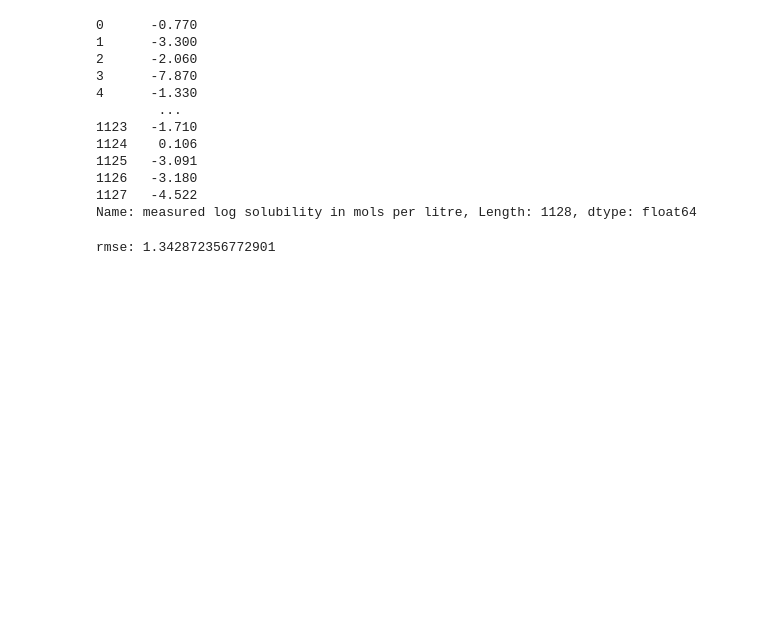
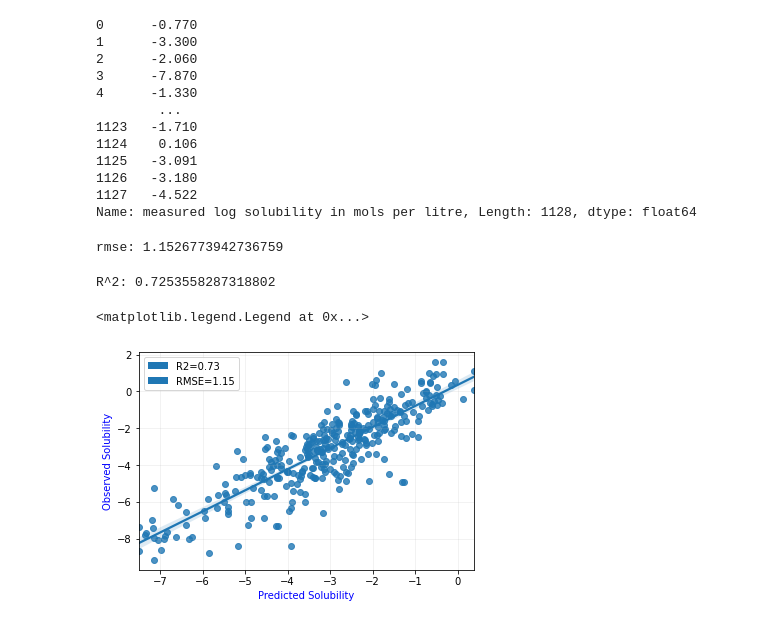
Before and after one commit to gashawmg/Solubility-prediction-using-Machine-Learning, a Jupyter notebook: Solubility prediction using molecular_fingerprints.ipynb, the cells around one changed output. Cells and saved outputs as stored; diff of their text form; code cells hidden in the pictures; blank space fills up the shorter version.

```diff
--- a/Solubility prediction using molecular_fingerprints.ipynb
+++ b/Solubility prediction using molecular_fingerprints.ipynb
@@ -97,13 +99,31 @@ pipe = Pipeline(steps=[
 # %%
 # Model Training and prediction
 pipe.fit(train_morgan_fps,y_train) # training using 70% of the data
-rf_prediction = pipe.predict(test_morgan_fps) # predicting yield for 30% of the data
+rf_prediction_mf = pipe.predict(test_morgan_fps) # predicting yield for 30% of the data
 # %%
 #Model accuracy using root mean square error
-rmse = np.sqrt(mean_squared_error(y_test, rf_prediction))
-print('rmse:', rmse)
+rmse_rf = np.sqrt(mean_squared_error(y_test, rf_prediction_mf))
+print('rmse:', rmse_rf)
 # %% [output]
-rmse: 1.342872356772901
+rmse: 1.1526773942736759
+# %%
+# R^2 (coefficient of determination) regression score function for morgan fp:
+R2_mf =r2_score(y_test, rf_prediction_mf)
+print('R^2:', R2_mf)
+# %% [output]
+R^2: 0.7253558287318802
+# %%
+import matplotlib.patches as mpatches
+sn.regplot(x=rf_prediction_mf, y=y_test)
+plt.xlabel('Predicted Solubility', color='blue')
+plt.ylabel('Observed Solubility', color ='blue')
+plt.grid(alpha=0.2)
+R2_mf = mpatches.Patch(label="R2={:04.2f}".format(R2_mf))
+rmse_rf = mpatches.Patch(label="RMSE={:04.2f}".format(rmse_rf))
+plt.legend(handles=[R2_mf, rmse_rf])
+# %% [output]
+<matplotlib.legend.Legend at 0x...>
+[figure, added]
 # %%
 # Model Training and prediction
 pipe.fit(train_rd_fps,y_train) # training using 70% of the data
```
Also changed, not shown: parts of 14 cells of this notebook.
